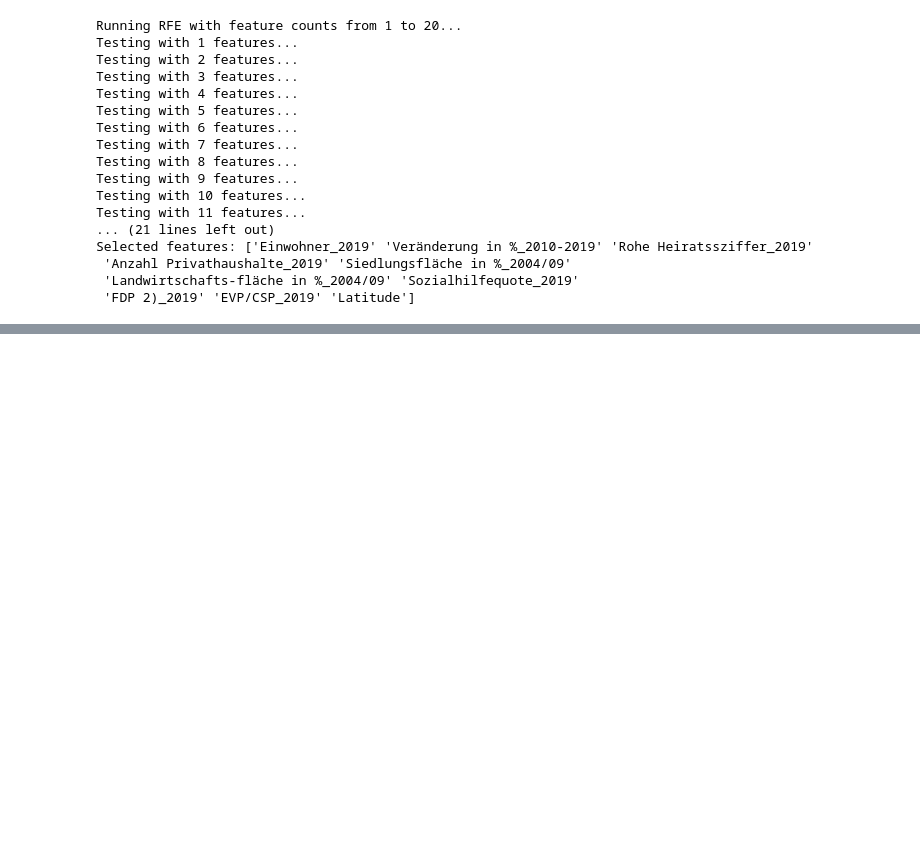
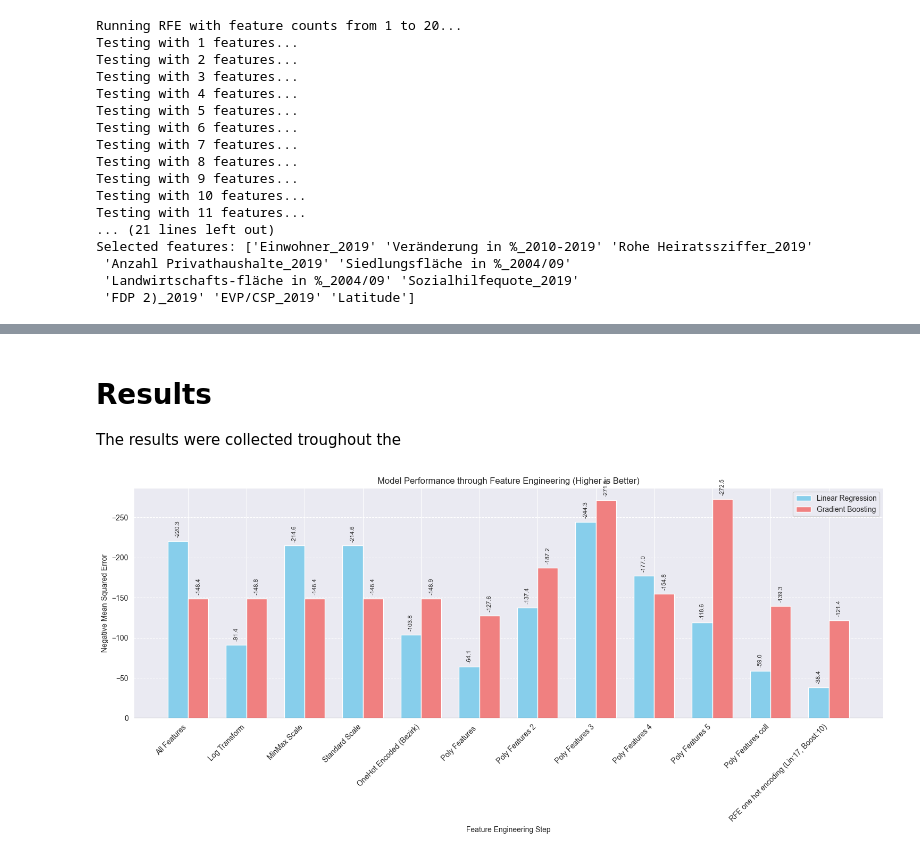
Before and after one commit to benajakuhn/dawrAssignment2, a Jupyter notebook: assignment2.ipynb, the cells around one changed output, grey strips where cells are left out. Drawn from its saved outputs; the diff is of its cells as text; code cells hidden in the pictures; blank space fills up the shorter version.

Commit message:
added Feature Selection based on Collinearity and also added some visualizations

```diff
--- a/assignment2.ipynb
+++ b/assignment2.ipynb
@@ -572,7 +577,7 @@ df_poly_2 = df_log.copy()
 df_poly_2 = df_poly_2.drop(columns=['Score'], axis=1)
 
 # Add polynomial features
-df_poly_2 = add_polynominal_features(df_poly_2[['Siedlungsfläche in %_2004/09', 'Neu gebaute Wohnungen pro 1000 Einwohner_2018']], deg=2)
+df_poly_2 = add_polynominal_features(df_poly_2[['Siedlungsfläche in %_2004/09', 'Neu gebaute Wohnungen pro 1000 Einwohner_2018', 'Leerwohnungs-ziffer_2020','Landwirtschafts-fläche in %_2004/09']], deg=2)
 df_poly_2['Score'] = df['Score']
 
 lin_poly_2, boost_poly_2 = runScoringSimple(df_poly_2, 'Score')
@@ -605,11 +613,11 @@ df_poly_4 = df_log.copy()
 df_poly_4 = df_poly_4.drop(columns=['Score'], axis=1)
 
 # Add polynomial features
-df_poly_4 = add_polynominal_features(df_poly_4[['Einwohner_2019', 'Veränderung in %_2010-2019', 'Days Since First Aufnahme']], deg=2)
+df_poly_4 = add_polynominal_features(df_poly_4[['Einwohner_2019', '20-64 Jahre_2019', '65 Jahre und mehr_2019', 'Sozialhilfequote_2019', 'Durchschnittliche Haushaltsgrösse in Personen_2019']], deg=2)
 df_poly_4['Score'] = df['Score']
 
 lin_poly_4, boost_poly_4 = runScoringSimple(df_poly_4, 'Score')
 print(f'    Poly Linear   : {lin_poly_4}')
 print(f'    Poly Boosting : {boost_poly_4}')
-progress.append(("Poly Features 3", (lin_poly_4, boost_poly_4)))
+progress.append(("Poly Features 4", (lin_poly_4, boost_poly_4)))
 # %% [output]
@@ -638,0 +647,12 @@ Index(['Score', 'Hist.-Nummer', 'Bezirks-nummer', 'Gemeindecode',
+# %%
+df_coll = df_poly.copy()
+df_coll = df_coll.drop(columns=['Score'], axis=1)
+
+
+df_coll = remove_collinear_features(df_coll, 0.9)
+df_coll['Score'] = df['Score']
+
+lin_coll, boost_coll = runScoringSimple(df_coll, 'Score')
+print(f'    Poly Linear   : {lin_coll}')
+print(f'    Poly Boosting : {boost_coll}')
+progress.append(("Poly Features coll", (lin_coll, boost_coll)))
@@ -685,7 +710,7 @@ print(f"\nBest Boosting Model (with {best_boost_count} features): {best_boost_ms
 print(f"Selected features: {best_boost_features}")
 
 # Add best results to progress tracker
-progress.append((f"RFE (Lin:{best_lin_count}, Boost:{best_boost_count})", (best_lin_mse, best_boost_mse)))
+progress.append((f"RFE one hot encoding (Lin:{best_lin_count}, Boost:{best_boost_count})", (best_lin_mse, best_boost_mse)))
 # %% [output]
 Running RFE with feature counts from 1 to 20...
 Testing with 1 features...
@@ -723,0 +783,42 @@ df
+# %% [markdown]
+# Results
+The results were collected troughout the
+# %%
+
+progress_df = pd.DataFrame([(p[0], p[1][0], p[1][1]) for p in progress], columns=['Step', 'Linear_Score', 'Boosting_Score'])
+
+plt.figure(figsize=(15, 7))
+bar_width = 0.35
+index = np.arange(len(progress_df))
+
+
+bar1 = plt.bar(index - bar_width/2, progress_df['Linear_Score'], bar_width, label='Linear Regression', color='skyblue')
+bar2 = plt.bar(index + bar_width/2, progress_df['Boosting_Score'], bar_width, label='Gradient Boosting', color='lightcoral')
+
+plt.xlabel('Feature Engineering Step')
+plt.ylabel('Negative Mean Squared Error')
+plt.title('Model Performance through Feature Engineering (Higher is Better)')
+plt.xticks(index, progress_df['Step'], rotation=45, ha="right")
+
+
+plt.gca().invert_yaxis()
+
+plt.axhline(y=0, color='black', linestyle='-', alpha=0.3)
+
+plt.legend()
+plt.tight_layout()
+plt.grid(axis='y', linestyle='--')
+
+for i, score in enumerate(progress_df['Linear_Score']):
+    plt.annotate(f'{score:.1f}', xy=(i - bar_width/2, score),
+                 xytext=(0, 5), textcoords='offset points',
+                 ha='center', va='bottom', fontsize=8, rotation=90)
+
+for i, score in enumerate(progress_df['Boosting_Score']):
+    plt.annotate(f'{score:.1f}', xy=(i + bar_width/2, score),
+                 xytext=(0, 5), textcoords='offset points',
+                 ha='center', va='bottom', fontsize=8, rotation=90)
+
+plt.show()
+# %% [output]
+[figure, added]
```
Also changed, not shown: parts of 19 cells of this notebook.
